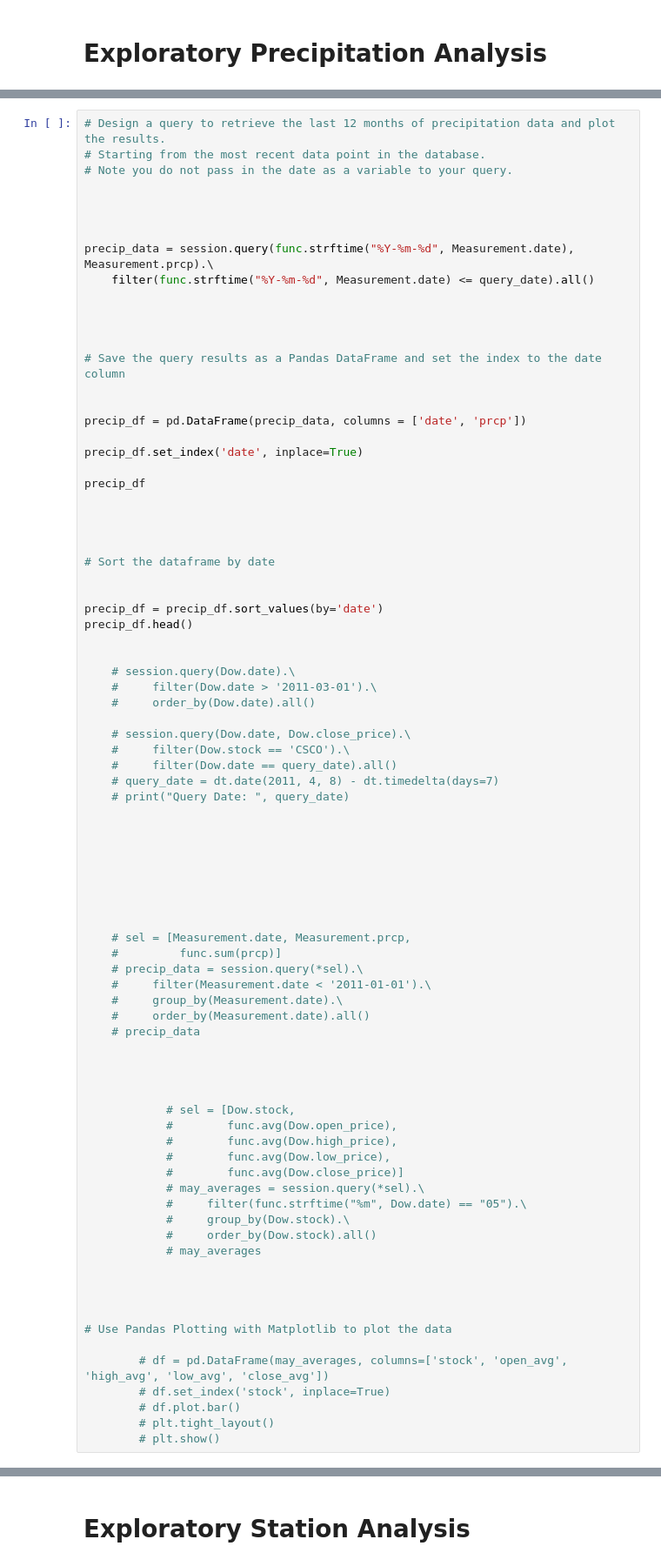
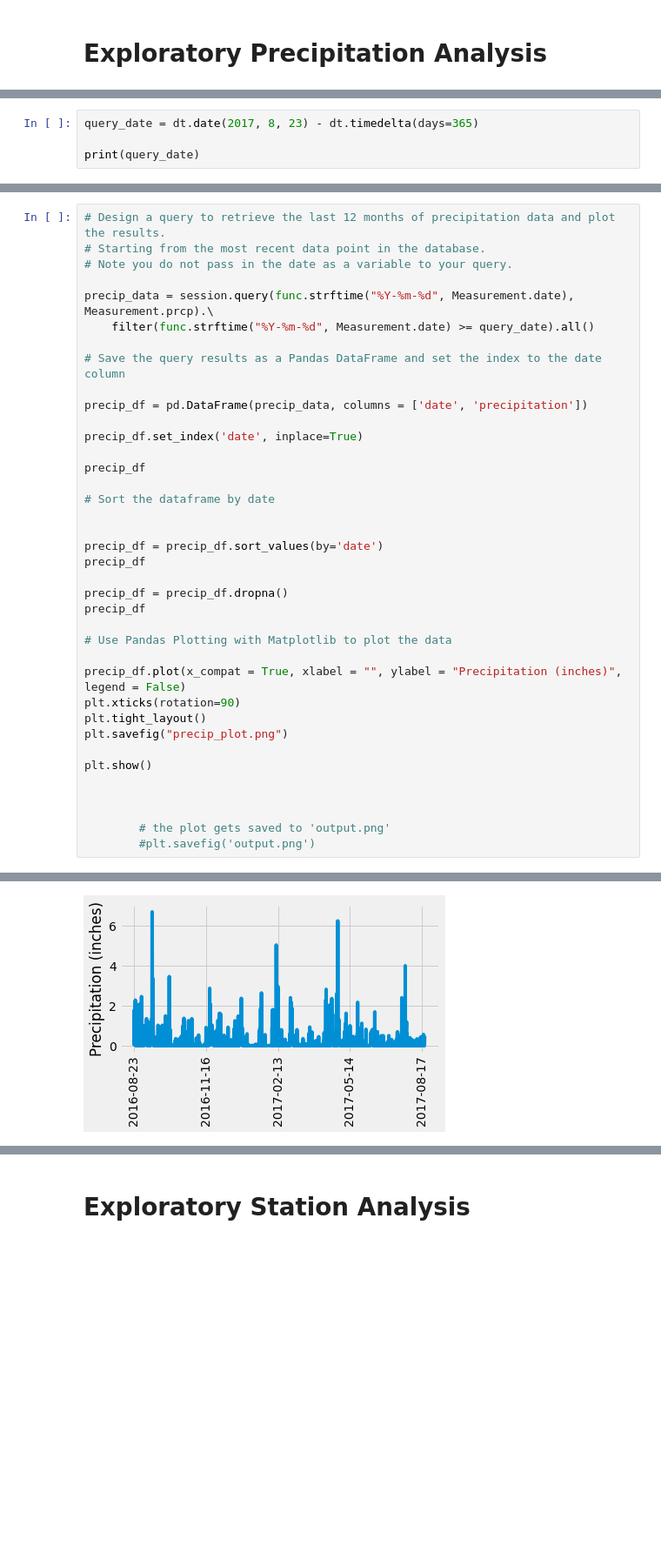
Before and after one commit to willserene/SQLAlchemy_Challenge, a Jupyter notebook: climate_starter.ipynb, the cells around one changed output, grey strips where cells are left out. Shown at 87% size. Saved outputs shown, nothing was run; the diff lists cells and outputs as text; blank space fills up the shorter version.

```diff
--- a/climate_starter.ipynb
+++ b/climate_starter.ipynb
@@ -64,0 +61,4 @@ print(query_date)
+# %%
+query_date = dt.date(2017, 8, 23) - dt.timedelta(days=365)
+
+print(query_date)
@@ -67,81 +69,37 @@ print(query_date)
 # Starting from the most recent data point in the database.
 # Note you do not pass in the date as a variable to your query.
 
-
-
-
 precip_data = session.query(func.strftime("%Y-%m-%d", Measurement.date), Measurement.prcp).\
-    filter(func.strftime("%Y-%m-%d", Measurement.date) <= query_date).all()
-
-
-
+    filter(func.strftime("%Y-%m-%d", Measurement.date) >= query_date).all()
 
 # Save the query results as a Pandas DataFrame and set the index to the date column
 
-
-precip_df = pd.DataFrame(precip_data, columns = ['date', 'prcp'])
+precip_df = pd.DataFrame(precip_data, columns = ['date', 'precipitation'])
 
 precip_df.set_index('date', inplace=True)
 
 precip_df
 
-
-
-
 # Sort the dataframe by date
 
 
 precip_df = precip_df.sort_values(by='date')
-precip_df.head()
+precip_df
 
+precip_df = precip_df.dropna()
+precip_df
 
-    # session.query(Dow.date).\
-    #     filter(Dow.date > '2011-03-01').\
-    #     order_by(Dow.date).all()
+# Use Pandas Plotting with Matplotlib to plot the data
 
-    # session.query(Dow.date, Dow.close_price).\
-    #     filter(Dow.stock == 'CSCO').\
-    #     filter(Dow.date == query_date).all()
-    # query_date = dt.date(2011, 4, 8) - dt.timedelta(days=7)
-    # print("Query Date: ", query_date)
+precip_df.plot(x_compat = True, xlabel = "", ylabel = "Precipitation (inches)", legend = False)
+plt.xticks(rotation=90)
+plt.tight_layout()
+plt.savefig("precip_plot.png")
+
+plt.show()
 
 
 
-
-
-
-
-
-    # sel = [Measurement.date, Measurement.prcp,
-    #         func.sum(prcp)]
-    # precip_data = session.query(*sel).\
-    #     filter(Measurement.date < '2011-01-01').\
-    #     group_by(Measurement.date).\
-    #     order_by(Measurement.date).all()
-    # precip_data
-
-
-
-
-            # sel = [Dow.stock,
-            #        func.avg(Dow.open_price),
-            #        func.avg(Dow.high_price),
-            #        func.avg(Dow.low_price),
-            #        func.avg(Dow.close_price)]
-            # may_averages = session.query(*sel).\
-            #     filter(func.strftime("%m", Dow.date) == "05").\
-            #     group_by(Dow.stock).\
-            #     order_by(Dow.stock).all()
-            # may_averages
-
-
-
-
-# Use Pandas Plotting with Matplotlib to plot the data
-
-        # df = pd.DataFrame(may_averages, columns=['stock', 'open_avg', 'high_avg', 'low_avg', 'close_avg'])
-        # df.set_index('stock', inplace=True)
-        # df.plot.bar()
-        # plt.tight_layout()
-        # plt.show()
+        # the plot gets saved to 'output.png'
+        #plt.savefig('output.png')
 # %% [output]
@@ -155 +106,2 @@ precip_df.head()
+[figure, added]
 # %%
```
Also changed, not shown: parts of 12 cells of this notebook, 2 other files.
